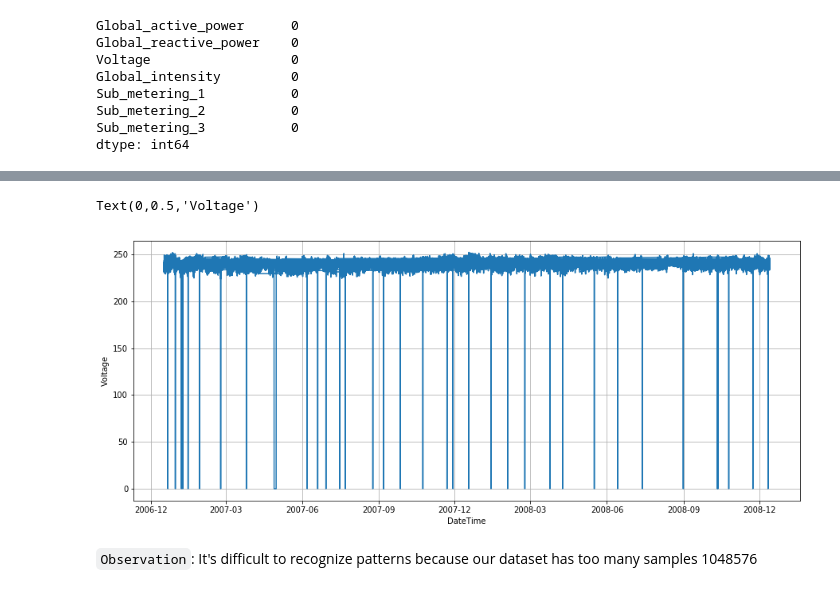
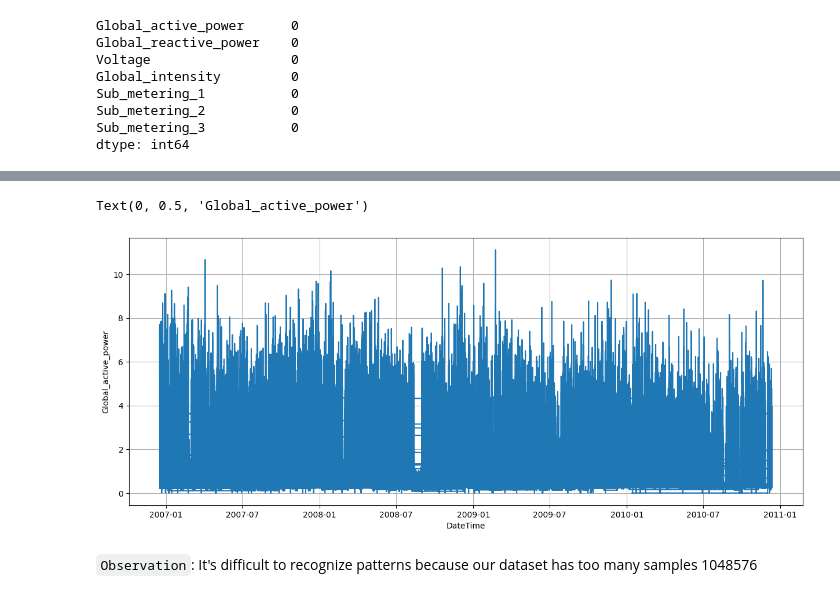
Before and after one commit to olusegunadelowo/Forecasting-Household-Electricity-Consumption-with-Time-Series-Model, a Jupyter notebook: Time_Series_Analysis_Electricity_Consumption.ipynb, the cells around one changed output, grey strips where cells are left out. Drawn from its saved outputs; the diff is of its cells as text; code cells hidden in the pictures.

```diff
--- a/Time_Series_Analysis_Electricity_Consumption.ipynb
+++ b/Time_Series_Analysis_Electricity_Consumption.ipynb
@@ -145,16 +149,16 @@ Sub_metering_3           float64
 dtypes: float64(7)
 memory usage: 126.7 MB
 # %%
-#time-series plot of voltage reading against time
-#plot voltage against datetime
+#time-series plot of Global_active_power reading against time
+
 plt.figure(figsize=(15,6))
-plt.plot(Energy_data.index, Energy_data.Voltage)
+plt.plot(Energy_data.index, Energy_data.Global_active_power)
 plt.grid()
 plt.xlabel('DateTime')
-plt.ylabel('Voltage')
+plt.ylabel('Global_active_power')
 # %% [output]
-Text(0,0.5,'Voltage')
+Text(0, 0.5, 'Global_active_power')
-[figure, old version]
+[figure, new version]
 # %% [markdown]
 `Observation`: It's difficult to recognize patterns because our dataset has too many samples 1048576
 # %% [markdown]
```
Also changed, not shown: parts of 28 cells of this notebook.
